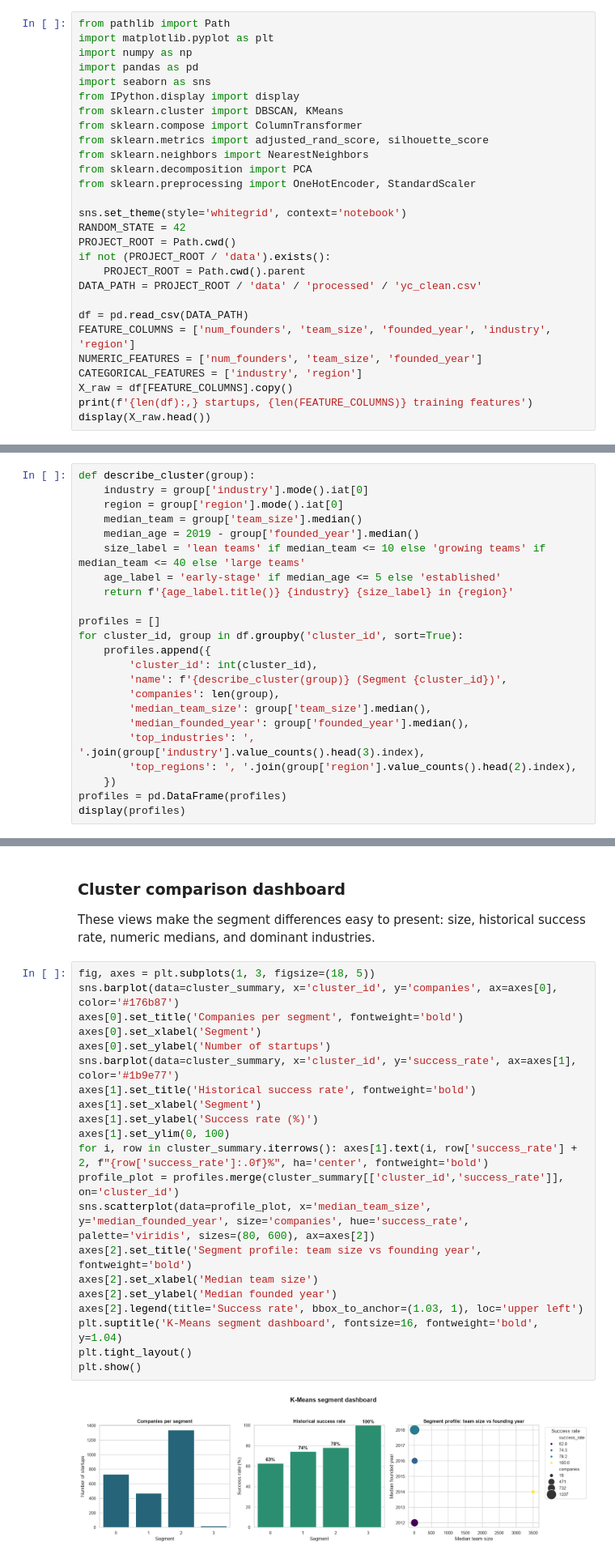
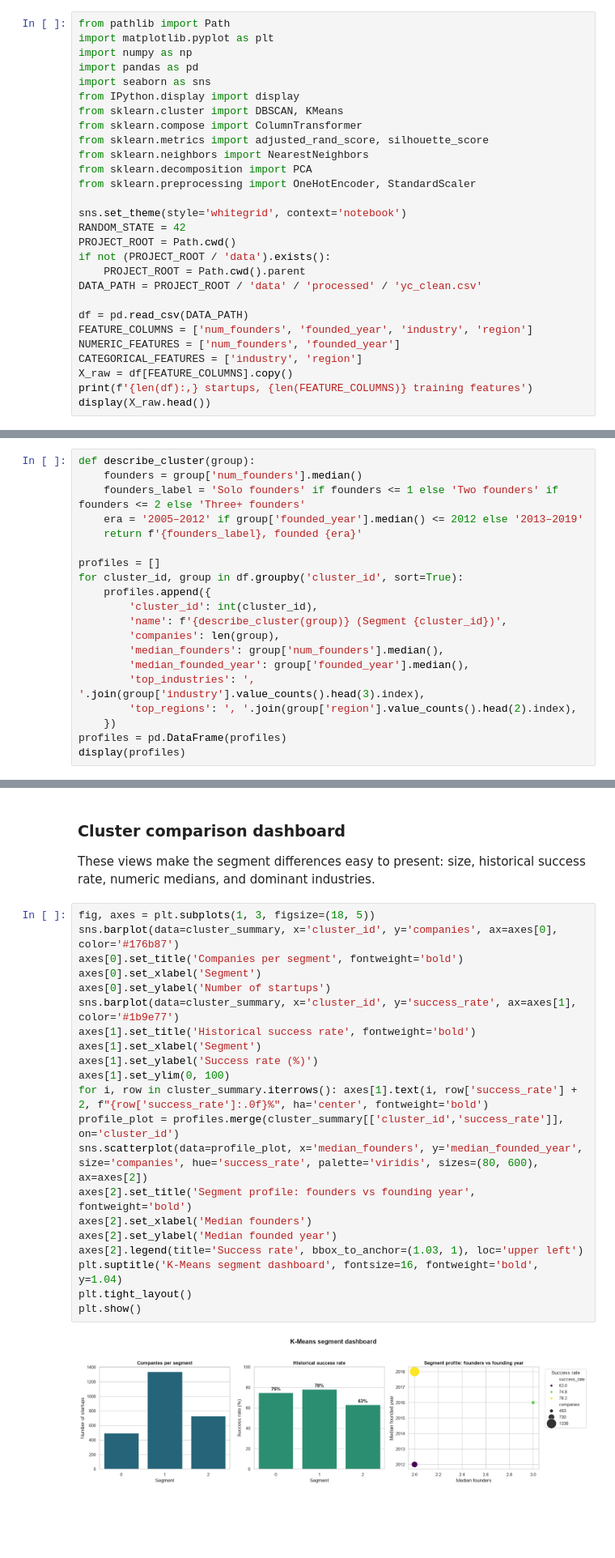
Before and after one commit to Ahmed-log11/startup-screening, a Jupyter notebook: notebooks/02_clustering.ipynb, the cells around one changed output, grey strips where cells are left out. Shown at 81% size. Drawn from its saved outputs; the diff is of its cells as text; blank space fills up the shorter version.

```diff
--- a/notebooks/02_clustering.ipynb
+++ b/notebooks/02_clustering.ipynb
@@ -35,8 +35,8 @@ if not (PROJECT_ROOT / 'data').exists():
 DATA_PATH = PROJECT_ROOT / 'data' / 'processed' / 'yc_clean.csv'
 
 df = pd.read_csv(DATA_PATH)
-FEATURE_COLUMNS = ['num_founders', 'team_size', 'founded_year', 'industry', 'region']
-NUMERIC_FEATURES = ['num_founders', 'team_size', 'founded_year']
+FEATURE_COLUMNS = ['num_founders', 'founded_year', 'industry', 'region']
+NUMERIC_FEATURES = ['num_founders', 'founded_year']
 CATEGORICAL_FEATURES = ['industry', 'region']
 X_raw = df[FEATURE_COLUMNS].copy()
 print(f'{len(df):,} startups, {len(FEATURE_COLUMNS)} training features')
@@ -206,12 +206,9 @@ The names are descriptive summaries, not additional model inputs. They combine t
 # %%
 def describe_cluster(group):
-    industry = group['industry'].mode().iat[0]
-    region = group['region'].mode().iat[0]
-    median_team = group['team_size'].median()
-    median_age = 2019 - group['founded_year'].median()
-    size_label = 'lean teams' if median_team <= 10 else 'growing teams' if median_team <= 40 else 'large teams'
-    age_label = 'early-stage' if median_age <= 5 else 'established'
-    return f'{age_label.title()} {industry} {size_label} in {region}'
+    founders = group['num_founders'].median()
+    founders_label = 'Solo founders' if founders <= 1 else 'Two founders' if founders <= 2 else 'Three+ founders'
+    era = '2005–2012' if group['founded_year'].median() <= 2012 else '2013–2019'
+    return f'{founders_label}, founded {era}'
 
 profiles = []
 for cluster_id, group in df.groupby('cluster_id', sort=True):
@@ -219,7 +216,7 @@ for cluster_id, group in df.groupby('cluster_id', sort=True):
         'cluster_id': int(cluster_id),
         'name': f'{describe_cluster(group)} (Segment {cluster_id})',
         'companies': len(group),
-        'median_team_size': group['team_size'].median(),
+        'median_founders': group['num_founders'].median(),
         'median_founded_year': group['founded_year'].median(),
         'top_industries': ', '.join(group['industry'].value_counts().head(3).index),
         'top_regions': ', '.join(group['region'].value_counts().head(2).index),
@@ -267,26 +261,26 @@ These views make the segment differences easy to present: size, historical succe
 # %%
 fig, axes = plt.subplots(1, 3, figsize=(18, 5))
 sns.barplot(data=cluster_summary, x='cluster_id', y='companies', ax=axes[0], color='#176b87')
 axes[0].set_title('Companies per segment', fontweight='bold')
 axes[0].set_xlabel('Segment')
 axes[0].set_ylabel('Number of startups')
 sns.barplot(data=cluster_summary, x='cluster_id', y='success_rate', ax=axes[1], color='#1b9e77')
 axes[1].set_title('Historical success rate', fontweight='bold')
 axes[1].set_xlabel('Segment')
 axes[1].set_ylabel('Success rate (%)')
 axes[1].set_ylim(0, 100)
 for i, row in cluster_summary.iterrows(): axes[1].text(i, row['success_rate'] + 2, f"{row['success_rate']:.0f}%", ha='center', fontweight='bold')
 profile_plot = profiles.merge(cluster_summary[['cluster_id','success_rate']], on='cluster_id')
-sns.scatterplot(data=profile_plot, x='median_team_size', y='median_founded_year', size='companies', hue='success_rate', palette='viridis', sizes=(80, 600), ax=axes[2])
-axes[2].set_title('Segment profile: team size vs founding year', fontweight='bold')
-axes[2].set_xlabel('Median team size')
+sns.scatterplot(data=profile_plot, x='median_founders', y='median_founded_year', size='companies', hue='success_rate', palette='viridis', sizes=(80, 600), ax=axes[2])
+axes[2].set_title('Segment profile: founders vs founding year', fontweight='bold')
+axes[2].set_xlabel('Median founders')
 axes[2].set_ylabel('Median founded year')
 axes[2].legend(title='Success rate', bbox_to_anchor=(1.03, 1), loc='upper left')
 plt.suptitle('K-Means segment dashboard', fontsize=16, fontweight='bold', y=1.04)
 plt.tight_layout()
 plt.show()
 # %% [output]
-[figure, old version]
+[figure, new version]
 # %% [markdown]
 ## 3. DBSCAN wildcards
 
```
Also changed, not shown: parts of 15 cells of this notebook, 5 other files.
